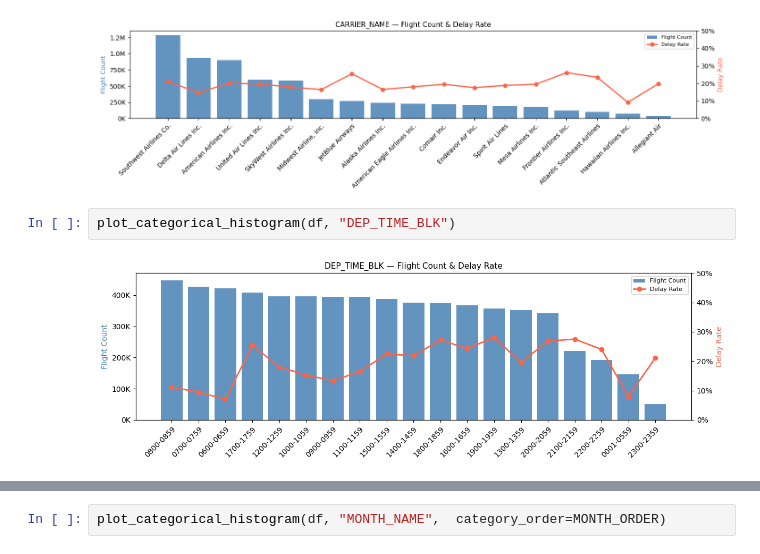
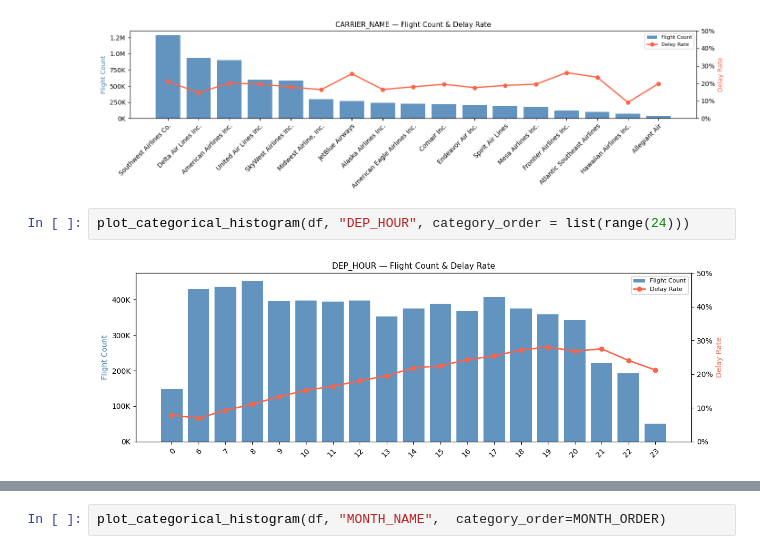
Before and after one commit to AlinaYakubova/ml-flight-felay-prediction, a Jupyter notebook: flight_delay_prediction.ipynb, the cells around one changed output, grey strips where cells are left out. Cells and saved outputs as stored; diff of their text form.

```diff
--- a/flight_delay_prediction.ipynb
+++ b/flight_delay_prediction.ipynb
@@ -213,6 +203,6 @@ plot_categorical_histogram(df, "CARRIER_NAME", figsize=(14, 4))
 # %% [output]
 [figure]
 # %%
-plot_categorical_histogram(df, "DEP_TIME_BLK")
+plot_categorical_histogram(df, "DEP_HOUR", category_order = list(range(24)))
 # %% [output]
-[figure, old version]
+[figure, new version]
```
Also changed, not shown: parts of 22 cells of this notebook.
